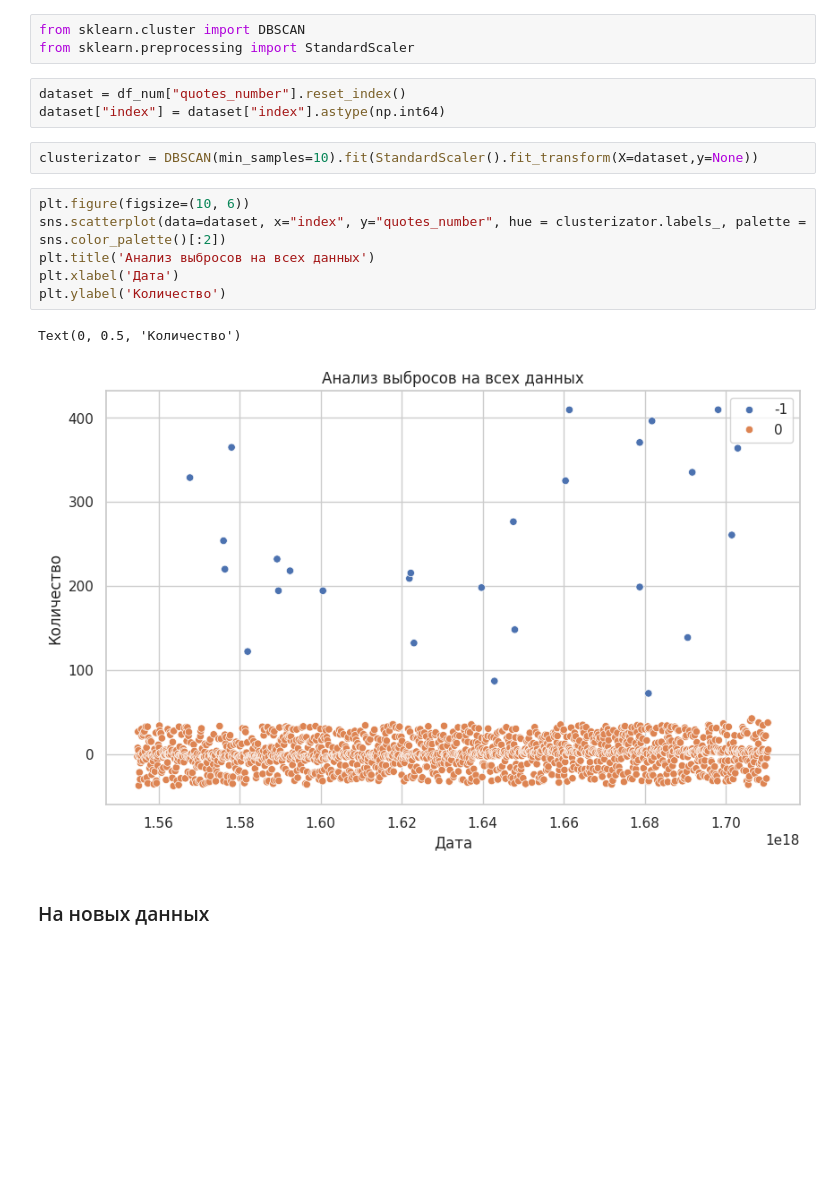
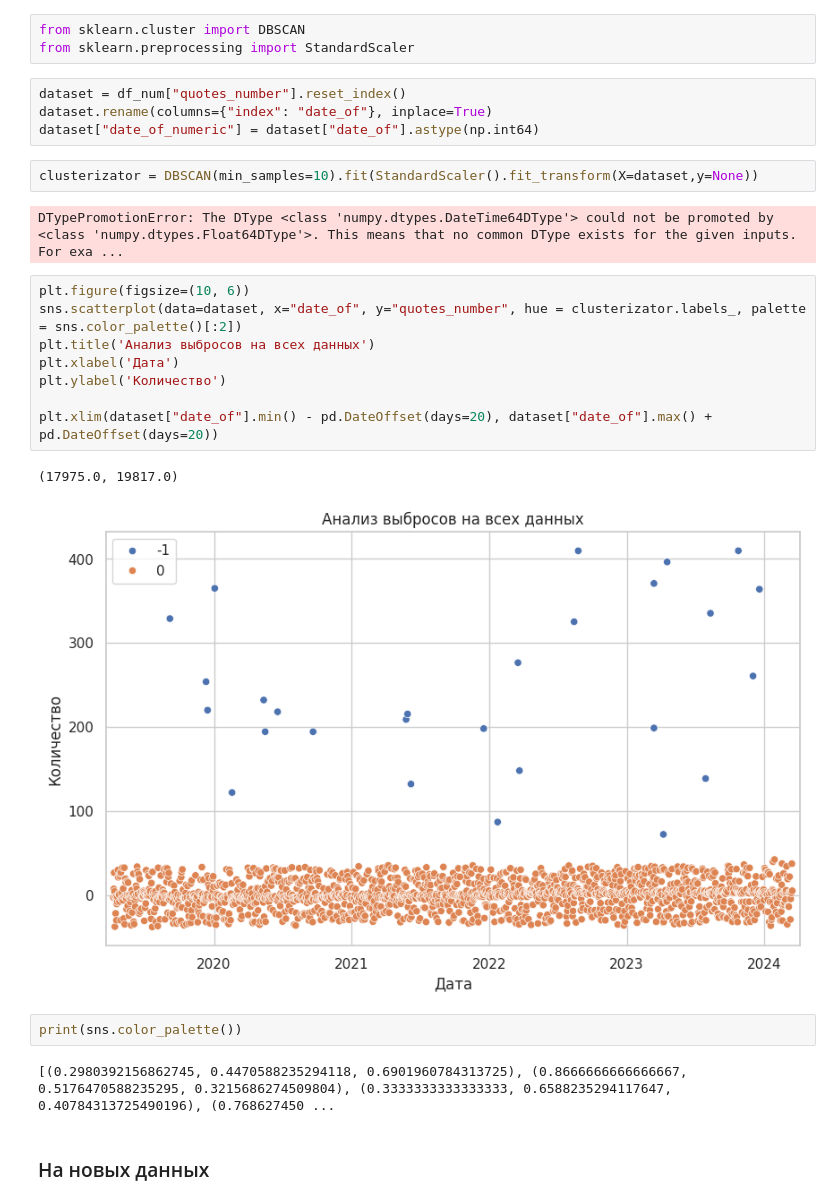
Before and after one commit to MaximIgitov/cup_it_24, a Jupyter notebook: Notebook.ipynb, the cells around one changed output. Drawn from its saved outputs; the diff is of its cells as text; blank space fills up the shorter version.

```diff
--- a/Notebook.ipynb
+++ b/Notebook.ipynb
@@ -482,18 +485,27 @@ from sklearn.cluster import DBSCAN
 from sklearn.preprocessing import StandardScaler
 # %%
 dataset = df_num["quotes_number"].reset_index()
-dataset["index"] = dataset["index"].astype(np.int64)
+dataset.rename(columns={"index": "date_of"}, inplace=True)
+dataset["date_of_numeric"] = dataset["date_of"].astype(np.int64)
 # %%
 clusterizator = DBSCAN(min_samples=10).fit(StandardScaler().fit_transform(X=dataset,y=None))
+# %% [output]
+DTypePromotionError: The DType <class 'numpy.dtypes.DateTime64DType'> could not be promoted by <class 'numpy.dtypes.Float64DType'>. This means that no common DType exists for the given inputs. For exa ...
 # %%
 plt.figure(figsize=(10, 6))
-sns.scatterplot(data=dataset, x="index", y="quotes_number", hue = clusterizator.labels_, palette = sns.color_palette()[:2])
+sns.scatterplot(data=dataset, x="date_of", y="quotes_number", hue = clusterizator.labels_, palette = sns.color_palette()[:2])
 plt.title('Анализ выбросов на всех данных')
 plt.xlabel('Дата')
 plt.ylabel('Количество')
+
+plt.xlim(dataset["date_of"].min() - pd.DateOffset(days=20), dataset["date_of"].max() + pd.DateOffset(days=20))
 # %% [output]
-Text(0, 0.5, 'Количество')
+(17975.0, 19817.0)
-[figure, old version]
+[figure, new version]
+# %%
+print(sns.color_palette())
+# %% [output]
+[(0.2980392156862745, 0.4470588235294118, 0.6901960784313725), (0.8666666666666667, 0.5176470588235295, 0.3215686274509804), (0.3333333333333333, 0.6588235294117647, 0.40784313725490196), (0.768627450 ...
 # %% [markdown]
 ### На новых данных
 # %% [markdown]
```
Also changed, not shown: parts of 5 cells of this notebook.
